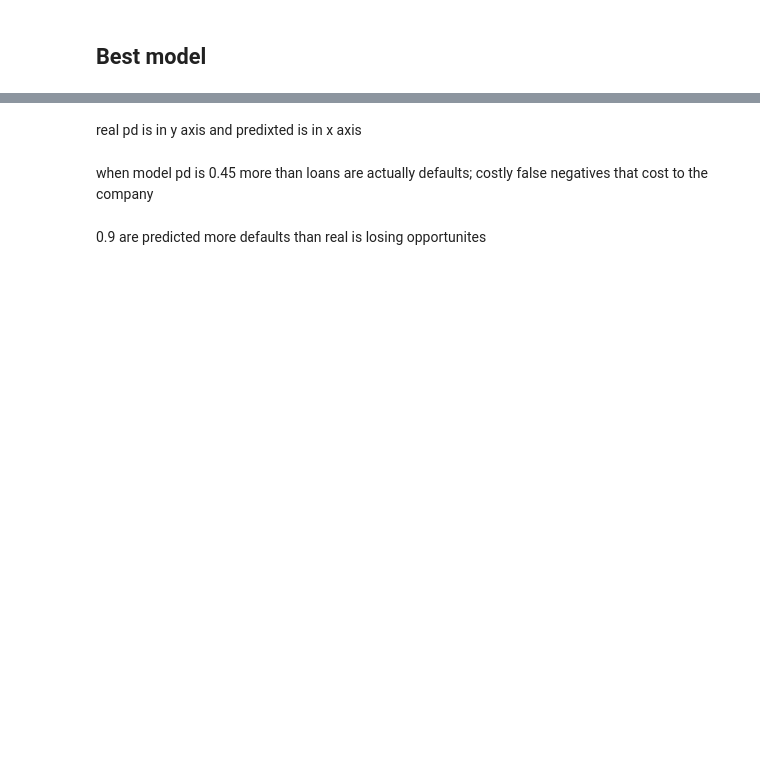
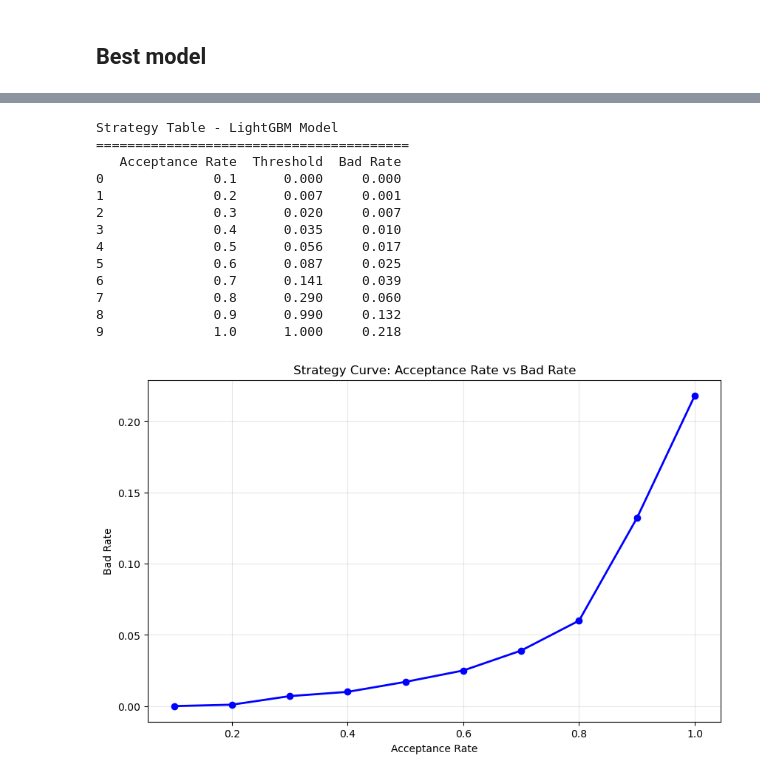
Before and after one commit to Notplays/Credit-Risk, a Jupyter notebook: notebook.ipynb, the cells around one changed output, grey strips where cells are left out. Saved outputs shown, nothing was run; the diff lists cells and outputs as text; code cells hidden in the pictures; blank space fills up the shorter version.

```diff
--- a/notebook.ipynb
+++ b/notebook.ipynb
@@ -938,6 +1028,0 @@ plt.show()
-# %% [markdown]
-real pd is in y axis and predixted is in x axis
-# %% [markdown]
-when model pd is 0.45  more than loans are actually defaults; costly false negatives that cost to the company
-# %% [markdown]
-0.9 are predicted more defaults than real is losing opportunites
@@ -943,0 +1031,69 @@ when model pd is 0.45  more than loans are actually defaults; costly false negat
+# %%
+
+
+# Get predictions from the fitted LightGBM model
+pred_probs_lgb = lgb_model.predict_proba(X_test)[:, 1]
+
+# Create a dataframe with predictions and true labels
+test_pred_df = pd.DataFrame({
+    'prob_default': pred_probs_lgb,
+    'true_loan_status': y_test
+})
+
+# Define acceptance rates to test
+accept_rates = [0.1, 0.2, 0.3, 0.4, 0.5, 0.6, 0.7, 0.8, 0.9, 1.0]
+
+# Initialize lists to store results
+thresholds = []
+bad_rates = []
+
+# Populate the arrays for the strategy table with a for loop
+for rate in accept_rates:
+    # Calculate the threshold for the acceptance rate
+    thresh = np.quantile(test_pred_df['prob_default'], rate).round(3)
+    # Add the threshold value to the list of thresholds
+    thresholds.append(thresh)
+    # Reassign the loan_status value using the threshold
+    test_pred_df['pred_loan_status'] = test_pred_df['prob_default'].apply(lambda x: 1 if x > thresh else 0)
+    # Create a set of accepted loans using this acceptance rate
+    accepted_loans = test_pred_df[test_pred_df['pred_loan_status'] == 0]
+
+    # Calculate and append the bad rate using the acceptance rate
+    if len(accepted_loans) > 0:
+        bad_rate = np.sum(accepted_loans['true_loan_status']) / len(accepted_loans['true_loan_status'])
+        bad_rates.append(round(bad_rate, 3))
+    else:
+        bad_rates.append(0.0)
+
+# Create a data frame of the strategy table
+strat_df = pd.DataFrame(zip(accept_rates, thresholds, bad_rates),
+                        columns=['Acceptance Rate', 'Threshold', 'Bad Rate'])
+
+# Print the entire table
+print("Strategy Table - LightGBM Model")
+print("=" * 40)
+print(strat_df)
+
+# Optional: Plot the strategy curve
+plt.figure(figsize=(10, 6))
+plt.plot(strat_df['Acceptance Rate'], strat_df['Bad Rate'], 'bo-', linewidth=2, markersize=6)
+plt.xlabel('Acceptance Rate')
+plt.ylabel('Bad Rate')
+plt.title('Strategy Curve: Acceptance Rate vs Bad Rate')
+plt.grid(True, alpha=0.3)
+plt.show()
+# %% [output]
+Strategy Table - LightGBM Model
+========================================
+   Acceptance Rate  Threshold  Bad Rate
+0              0.1      0.000     0.000
+1              0.2      0.007     0.001
+2              0.3      0.020     0.007
+3              0.4      0.035     0.010
+4              0.5      0.056     0.017
+5              0.6      0.087     0.025
+6              0.7      0.141     0.039
+7              0.8      0.290     0.060
+8              0.9      0.990     0.132
+9              1.0      1.000     0.218
+[figure, added]
```
Also changed, not shown: parts of 27 cells of this notebook, 2 other files.
